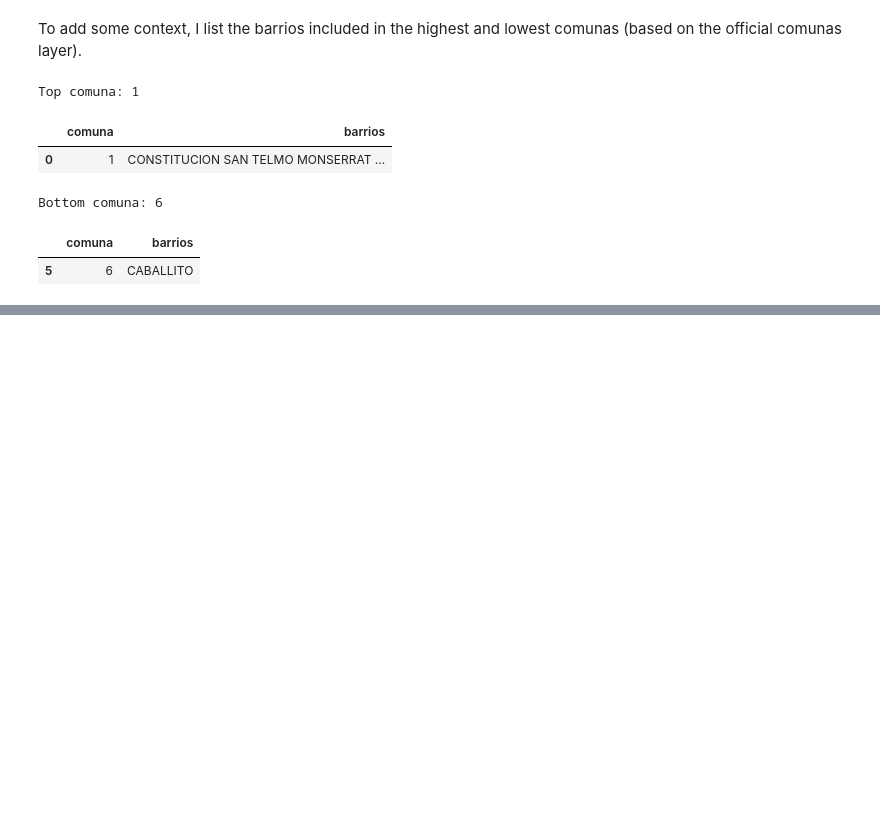
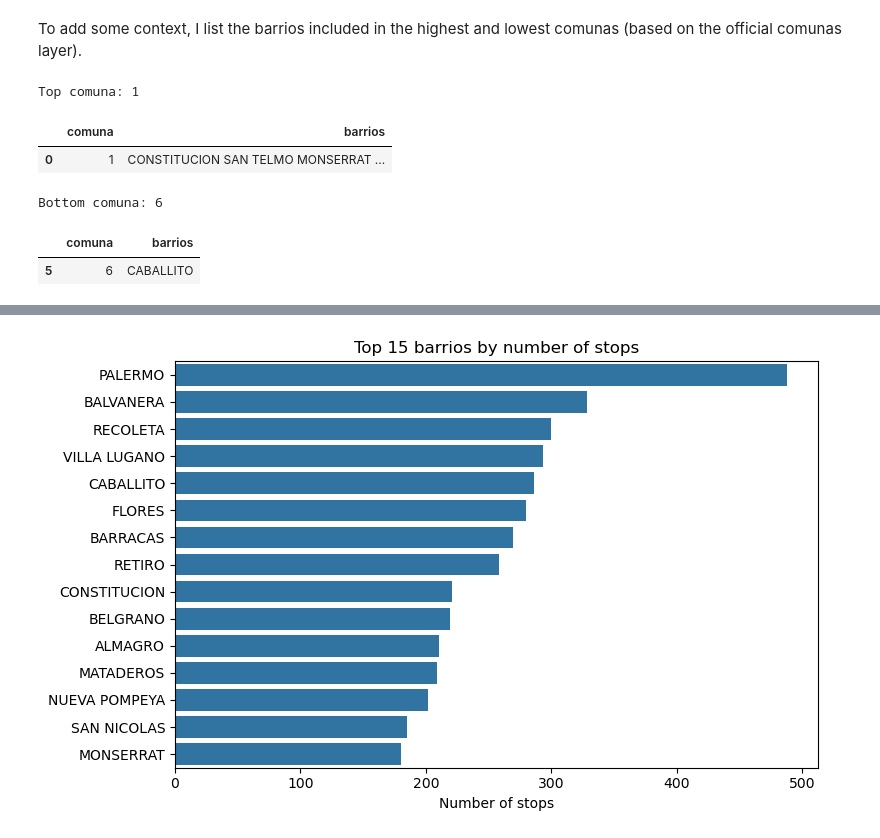
Before and after one commit to FacundoBerthet/caba-public-transport-analysis, a Jupyter notebook: notebooks/02_EDA_bus_stops.ipynb, the cells around one changed output, grey strips where cells are left out. Cells and saved outputs as stored; diff of their text form; code cells hidden in the pictures; blank space fills up the shorter version.

```diff
--- a/notebooks/02_EDA_bus_stops.ipynb
+++ b/notebooks/02_EDA_bus_stops.ipynb
@@ -240,0 +247,4 @@ Bottom comuna: 6
+# %%
+stops_by_barrio = stops.groupby("barrio").size().sort_values(ascending=False).rename("n_stops").reset_index()
+display(stops_by_barrio.head(10))
+display(stops_by_barrio.tail(10))
@@ -240,0 +274,18 @@ Bottom comuna: 6
+# %%
+import seaborn as sns
+import matplotlib.pyplot as plt
+
+top_n = 15
+plt.figure(figsize=(8, 5))
+sns.barplot(
+    data=stops_by_barrio.head(top_n),
+    y="barrio",
+    x="n_stops",
+    color="C0"
+)
+plt.title(f"Top {top_n} barrios by number of stops")
+plt.xlabel("Number of stops")
+plt.ylabel("")
+plt.tight_layout()
+# %% [output]
+[figure, added]
```
Also changed, not shown: parts of 18 cells of this notebook.
